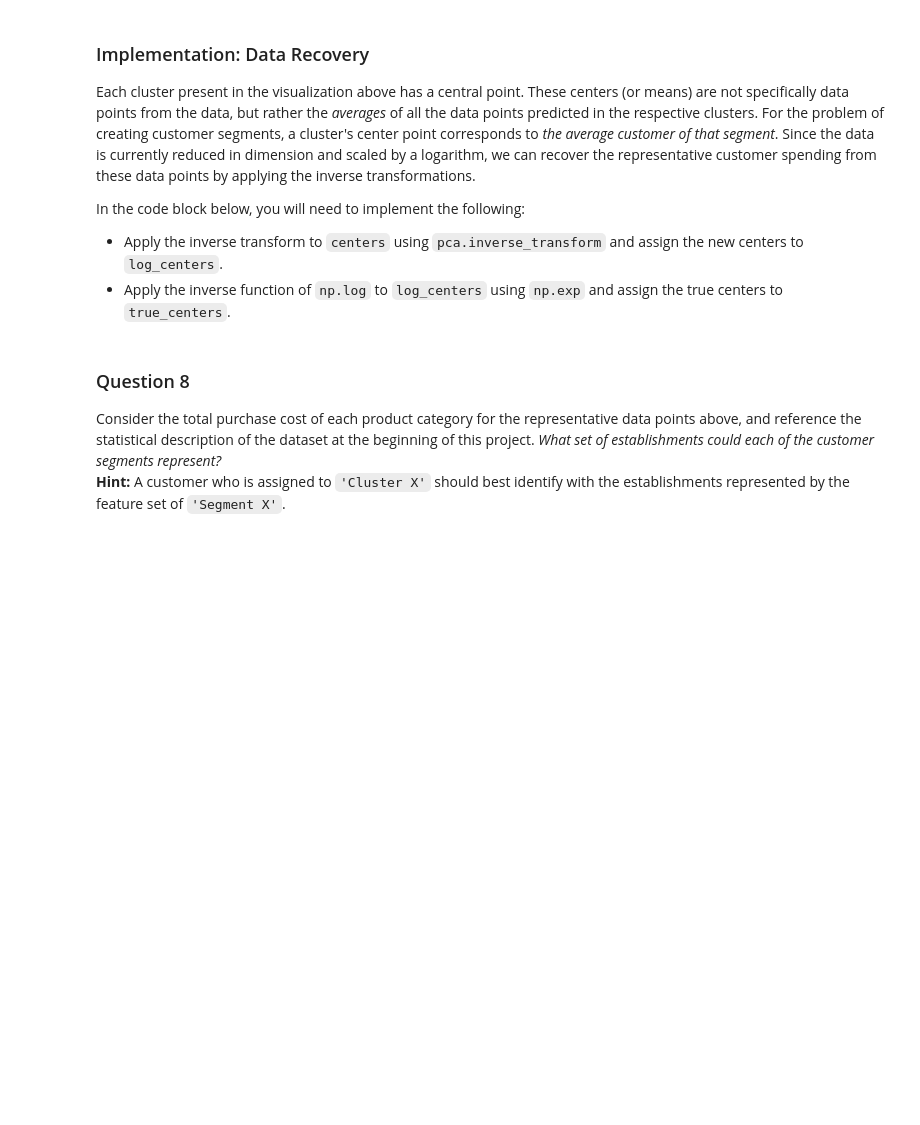
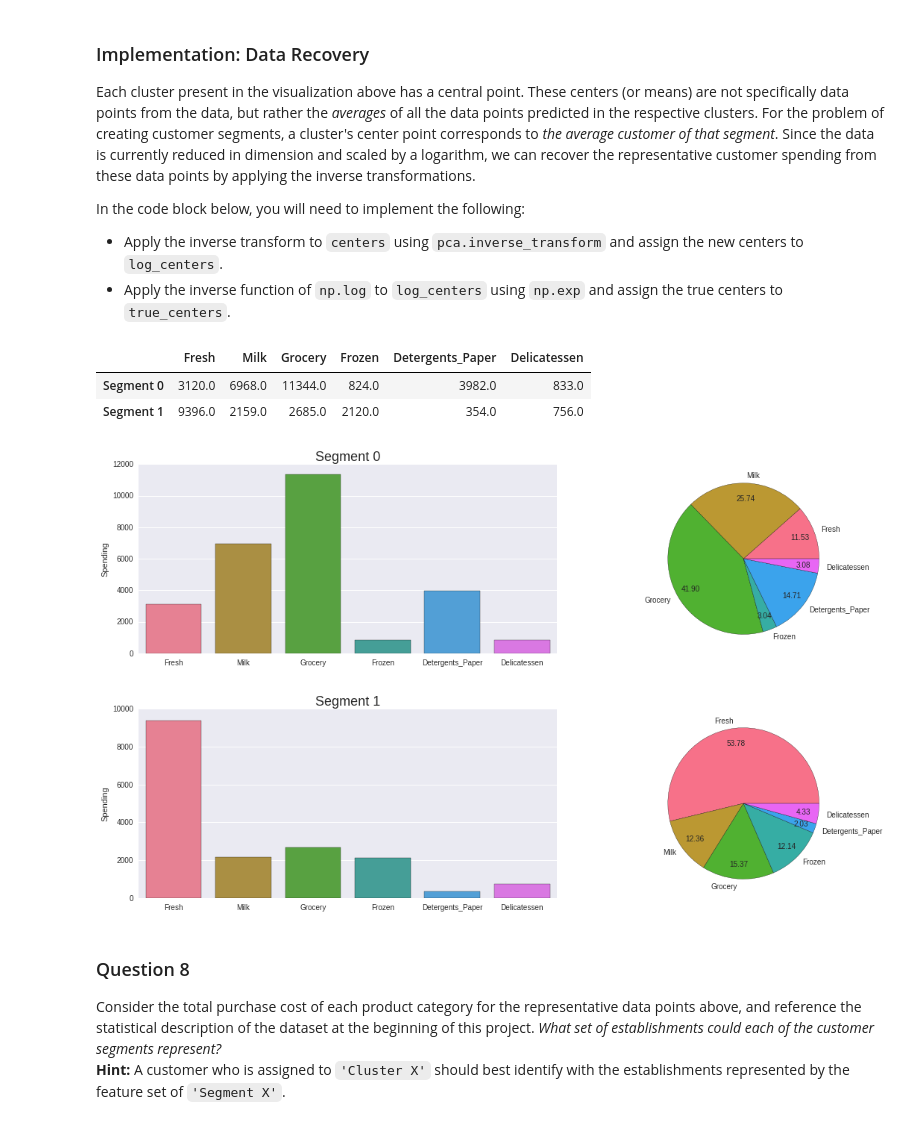
Before and after one commit to ibratface/machine-learning, a Jupyter notebook: projects/creating_customer_segments/customer_segments.ipynb, the cells around one changed output. Cells and saved outputs as stored; diff of their text form; code cells hidden in the pictures; blank space fills up the shorter version.

```diff
--- a/projects/creating_customer_segments/customer_segments.ipynb
+++ b/projects/creating_customer_segments/customer_segments.ipynb
@@ -466,0 +487,36 @@ score = None
+# %%
+from sklearn.cluster import KMeans
+from sklearn.mixture import GMM
+from sklearn.metrics import silhouette_score
+from sklearn.grid_search import RandomizedSearchCV, GridSearchCV
+
+def silhouette_scorer(estimator, X, y=None):
+    yh = estimator.predict(X)
+    return silhouette_score(X, yh)
+
+params = {
+    'n_components': range(2, 8),
+    'covariance_type': ['spherical', 'tied', 'diag', 'full'],
+}
+
+# TODO: Apply your clustering algorithm of choice to the reduced data
+clusterer = GMM(n_components=n_clusters, random_state=random_state)
+
+# Use gridsearch to find optimum
+search = GridSearchCV(clusterer, params, scoring=silhouette_scorer)
+search.fit(reduced_data)
+print "Best Parameters:", search.best_params_
+print "Best Silhouette Score:", search.best_score_
+print "Full Report:"
+for score in search.grid_scores_:
+    print "\t", score
+clusterer = search.best_estimator_
+
+# Predict reduced_data
+preds = clusterer.predict(reduced_data)
+
+# Get the cluster centers
+centers = clusterer.means_
+
+# Predict the cluster for each transformed sample data point
+sample_preds = clusterer.predict(pca_samples)
@@ -484,16 +562,23 @@ In the code block below, you will need to implement the following:
  - Apply the inverse function of `np.log` to `log_centers` using `np.exp` and assign the true centers to `true_centers`.
 # %%
 # TODO: Inverse transform the centers
-log_centers = None
+log_centers = pca2.inverse_transform(centers)
 
 # TODO: Exponentiate the centers
-true_centers = None
+true_centers = np.exp(log_centers)
 
 # Display the true centers
 segments = ['Segment {}'.format(i) for i in range(0,len(centers))]
 true_centers = pd.DataFrame(np.round(true_centers), columns = data.keys())
 true_centers.index = segments
 display(true_centers)
+
+visualize_samples(true_centers)
+# %% [output]
+|  | Fresh | Milk | Grocery | Frozen | Detergents_Paper | Delicatessen |
+| Segment 0 | 3120.0 | 6968.0 | 11344.0 | 824.0 | 3982.0 | 833.0 |
+| Segment 1 | 9396.0 | 2159.0 | 2685.0 | 2120.0 | 354.0 | 756.0 |
+[figure, added]
 # %% [markdown]
 ### Question 8
 Consider the total purchase cost of each product category for the representative data points above, and reference the statistical description of the dataset at the beginning of this project. *What set of establishments could each of the customer segments represent?*
```
Also changed, not shown: parts of 32 cells of this notebook.
